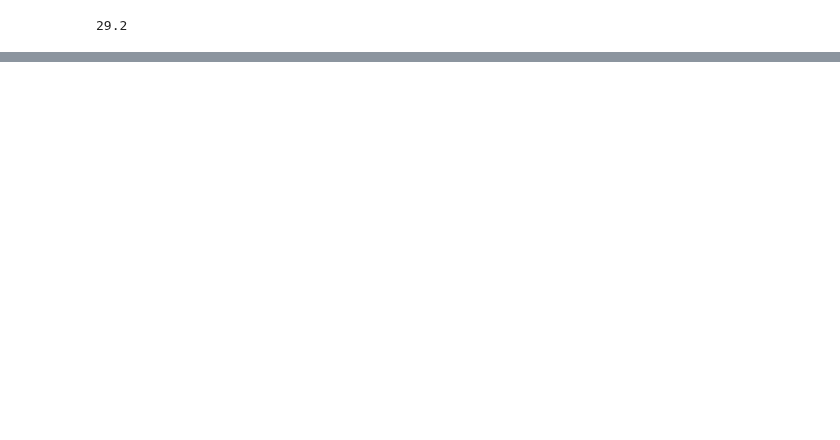
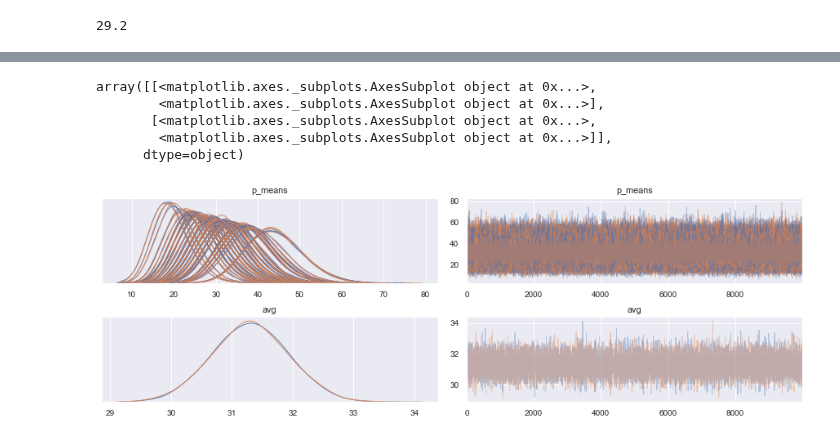
Before and after one commit to balarsen/pymc_learning, a Jupyter notebook: combine_counts/Combine counts and resample.ipynb, the cells around one changed output, grey strips where cells are left out. Cells and saved outputs as stored; diff of their text form; code cells hidden in the pictures; blank space fills up the shorter version.

```diff
--- a/combine_counts/Combine counts and resample.ipynb
+++ b/combine_counts/Combine counts and resample.ipynb
@@ -61,0 +70,7 @@ print(np.average([30, 35, 20, 45, 16]))
+# %%
+with pm.Model() as model:
+    p_means = pm.Uniform('p_means', 0, 100, shape=(5, 16))  # time, pixel, sector
+    p = pm.Poisson('p', p_means, shape=5, observed=np.random.poisson(30, size=(5, 16)))
+    avg = pm.Deterministic('avg', pm.math.sum(p_means)/(5*16))
+
+    trace = pm.sample(10000)
@@ -61,0 +99,9 @@ print(np.average([30, 35, 20, 45, 16]))
+# %%
+pm.traceplot(trace)
+# %% [output]
+array([[<matplotlib.axes._subplots.AxesSubplot object at 0x...>,
+        <matplotlib.axes._subplots.AxesSubplot object at 0x...>],
+       [<matplotlib.axes._subplots.AxesSubplot object at 0x...>,
+        <matplotlib.axes._subplots.AxesSubplot object at 0x...>]],
+      dtype=object)
+[figure, added]
```
Also changed, not shown: parts of 8 cells of this notebook.
